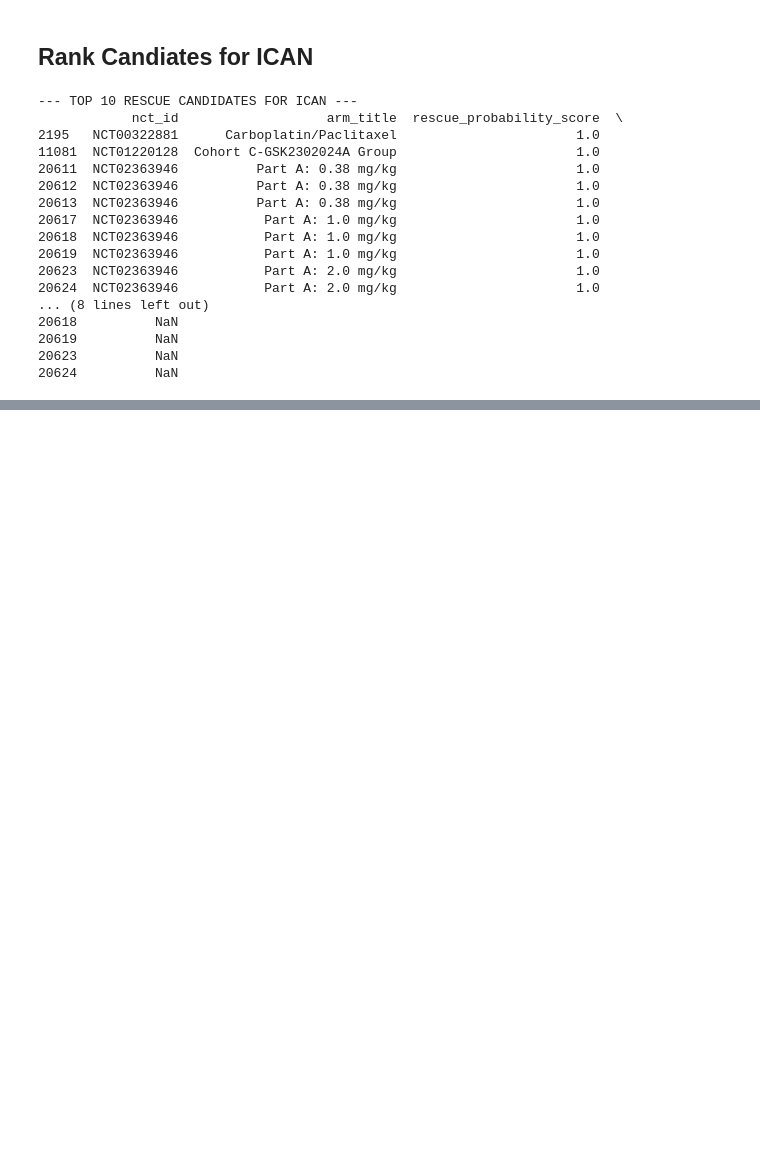
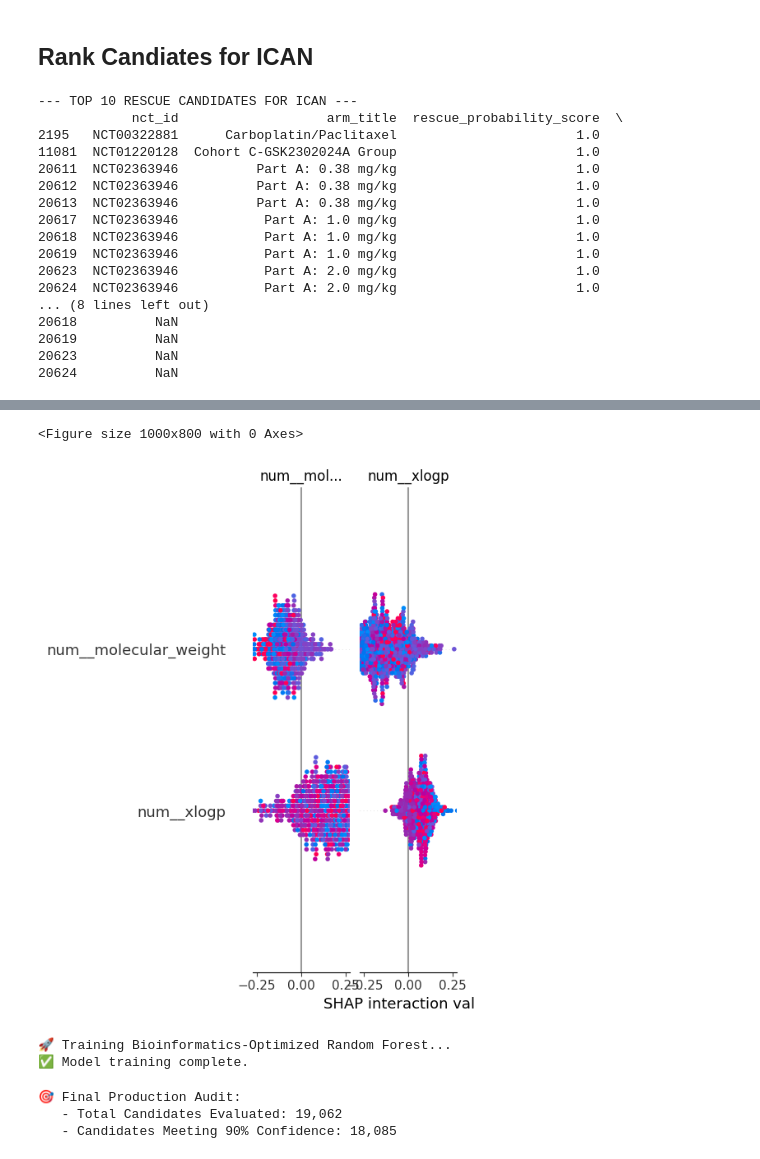
Before and after one commit to JasonCiemielewski/SVEF-Drug-Rescue, a Jupyter notebook: notebooks/Random_Forest_Analysis.ipynb, the cells around one changed output, grey strips where cells are left out. Cells and saved outputs as stored; diff of their text form; code cells hidden in the pictures; blank space fills up the shorter version.

```diff
--- a/notebooks/Random_Forest_Analysis.ipynb
+++ b/notebooks/Random_Forest_Analysis.ipynb
@@ -635,0 +727,57 @@ ican_priority_list.to_csv(os.path.join(PROJECT_ROOT, 'results', 'ican_prioritiza
+# %%
+# 1. Align Features (Ensuring 12-feature socket matches 12-pin data)
+selector = selection_pipeline.named_steps['feature_selection']
+X_test_selected = preprocessor.transform(X_test)[:, selector.support_]
+selected_feature_names = preprocessor.get_feature_names_out()[selector.support_]
+
+# 2. Generate and Plot SHAP Influence
+explainer = shap.TreeExplainer(selector.estimator_)
+shap_output = explainer.shap_values(X_test_selected)
+values_to_plot = shap_output[1] if isinstance(shap_output, list) else shap_output
+
+plt.figure(figsize=(10, 8))
+shap.summary_plot(values_to_plot, X_test_selected, feature_names=selected_feature_names)
+# %% [output]
+<Figure size 1000x800 with 0 Axes>
+[figure, added]
+# %%
+from sklearn.ensemble import RandomForestClassifier
+from sklearn.model_selection import StratifiedKFold
+from sklearn.feature_selection import RFECV
+
+# 1. Initialize the Optimized Estimator
+# We increase n_estimators to 300 for better probability calibration
+# We use class_weight='balanced' to handle the safety-stop imbalance
+rf_optimized = RandomForestClassifier(
+    n_estimators=300,
+    max_depth=20,
+    min_samples_split=5,
+    class_weight='balanced',
+    random_state=42,
+    n_jobs=-1
+)
+
+# 2. Re-run Recursive Feature Elimination (The 'Surgical' Selection)
+# This ensures we are only using the 12 most predictive features
+selector = RFECV(
+    estimator=rf_optimized,
+    step=1,
+    cv=StratifiedKFold(5),
+    scoring='f1_weighted',
+    n_jobs=-1
+)
+
+# 3. Finalize the Production Pipeline
+# Preprocessor -> Optimized Selector/Model
+final_pipeline = Pipeline(steps=[
+    ('preprocessor', preprocessor),
+    ('feature_selection', selector)
+])
+
+# 4. EXECUTE TRAINING
+print("🚀 Training Bioinformatics-Optimized Random Forest...")
+final_pipeline.fit(X_train, y_train)
+print("✅ Model training complete.")
+# %% [output]
+🚀 Training Bioinformatics-Optimized Random Forest...
+✅ Model training complete.
@@ -635,0 +795,19 @@ ican_priority_list.to_csv(os.path.join(PROJECT_ROOT, 'results', 'ican_prioritiza
+# %%
+# 1. Apply the 'Expert Cut' to your Unknown candidates
+# Replace with the 'opt_threshold' discovered in your evaluation cell
+EXPERT_THRESHOLD = 0.4122
+
+# 2. Generate the High-Confidence List
+df_unknown['rescue_probability_score'] = final_pipeline.predict_proba(unknown_features)[:, 1]
+df_ican_expert = df_unknown[df_unknown['rescue_probability_score'] >= EXPERT_THRESHOLD].copy()
+
+# 3. Prioritize by Efficacy (p-value)
+df_ican_final = df_ican_expert.sort_values(by='arm_p_value', ascending=True)
+
+print(f"🎯 Final Production Audit:")
+print(f"   - Total Candidates Evaluated: {len(df_unknown):,}")
+print(f"   - Candidates Meeting 90% Confidence: {len(df_ican_final):,}")
+# %% [output]
+🎯 Final Production Audit:
+   - Total Candidates Evaluated: 19,062
+   - Candidates Meeting 90% Confidence: 18,085
```
Also changed, not shown: parts of 7 cells of this notebook, 1 other file.
